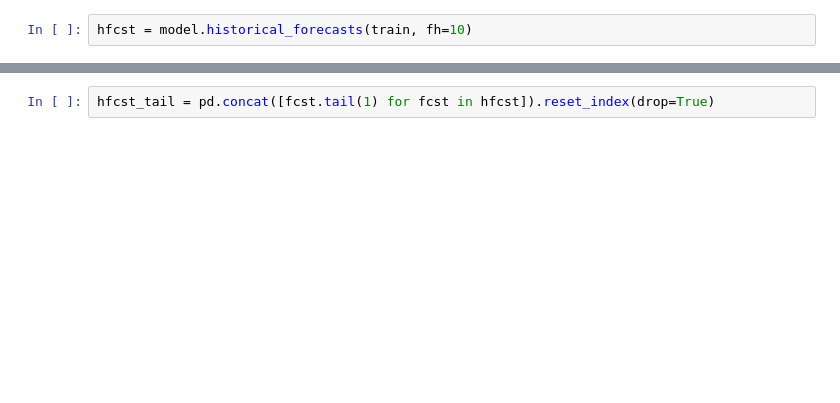
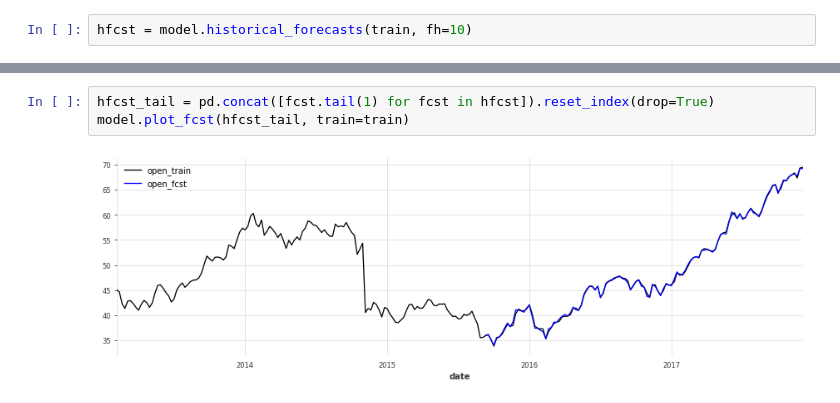
Before and after one commit to coldwhitewinters/tstools, a Jupyter notebook: notebook/tstools-playground-Copy1.ipynb, the cells around one changed output, grey strips where cells are left out. Cells and saved outputs as stored; diff of their text form; blank space fills up the shorter version.

```diff
--- a/notebook/tstools-playground-Copy1.ipynb
+++ b/notebook/tstools-playground-Copy1.ipynb
@@ -194,3 +275,6 @@ hfcst = model.historical_forecasts(train, fh=10)
 # %%
 hfcst_tail = pd.concat([fcst.tail(1) for fcst in hfcst]).reset_index(drop=True)
+model.plot_fcst(hfcst_tail, train=train)
+# %% [output]
+[figure, added]
 # %%
```
Also changed, not shown: parts of 33 cells of this notebook, 3 other files.
